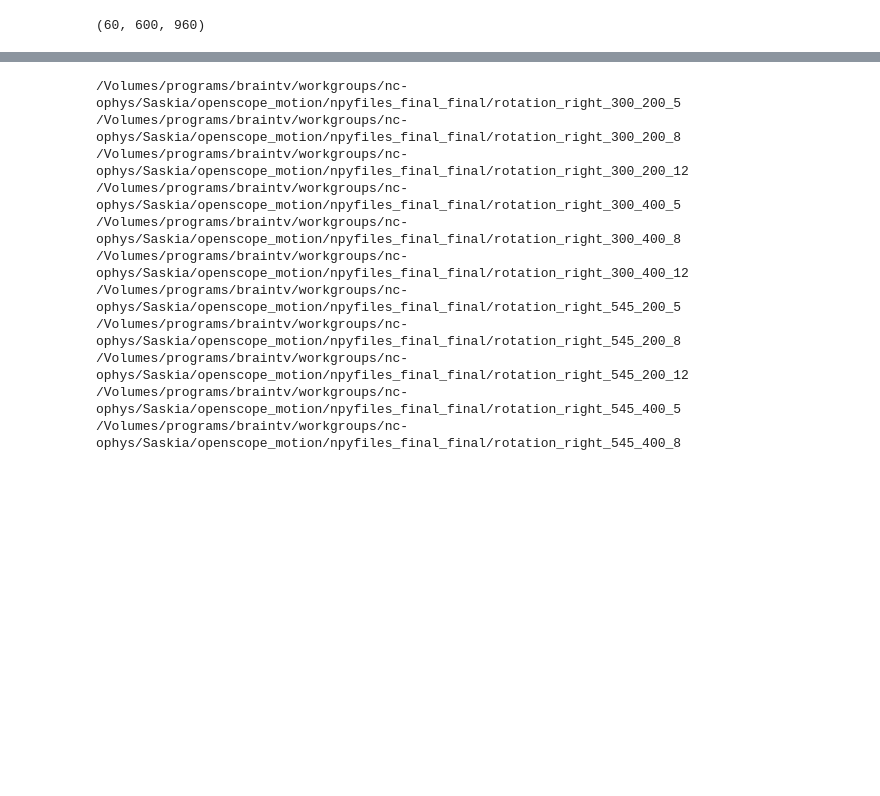
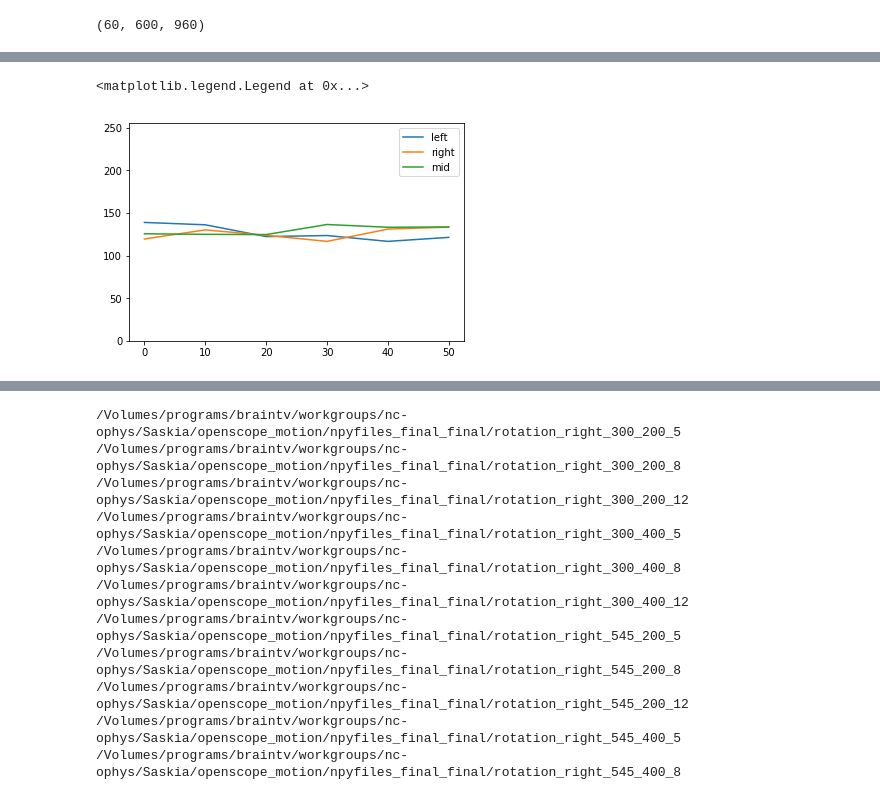
Before and after one commit to saskiad/openscope_motion, a Jupyter notebook: stimulus/dot_rotation.ipynb, the cells around one changed output, grey strips where cells are left out. Cells and saved outputs as stored; diff of their text form; code cells hidden in the pictures; blank space fills up the shorter version.

```diff
--- a/stimulus/dot_rotation.ipynb
+++ b/stimulus/dot_rotation.ipynb
@@ -84,3 +114,20 @@ plt.imshow(test[26,:,:], cmap='gray')
+# %%
+first50 = np.empty((6))
+last50 = np.empty((6))
+mid50 = np.empty((6))
+for i,v in enumerate([0,10,20,30,40,50]):
+    first50[i] = test[v,:,:50].mean()
+    last50[i] = test[v,:,-50:].mean()
+    mid50[i] = test[v,:,425:475].mean()
+# %%
+plt.plot([0,10,20,30,40,50], first50, label='left')
+plt.plot([0,10,20,30,40,50], last50,label='right')
+plt.plot([0,10,20,30,40,50], mid50, label='mid')
+plt.ylim(0,255)
+plt.legend()
+# %% [output]
+<matplotlib.legend.Legend at 0x...>
+[figure, added]
 # %%
 test[0,:,:].mean()
 # %% [output]
```
Also changed, not shown: parts of 57 cells of this notebook, 6 other files.
